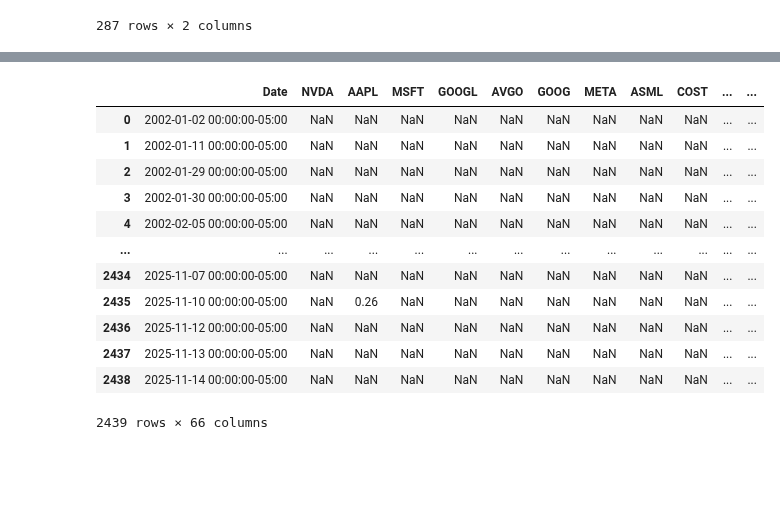
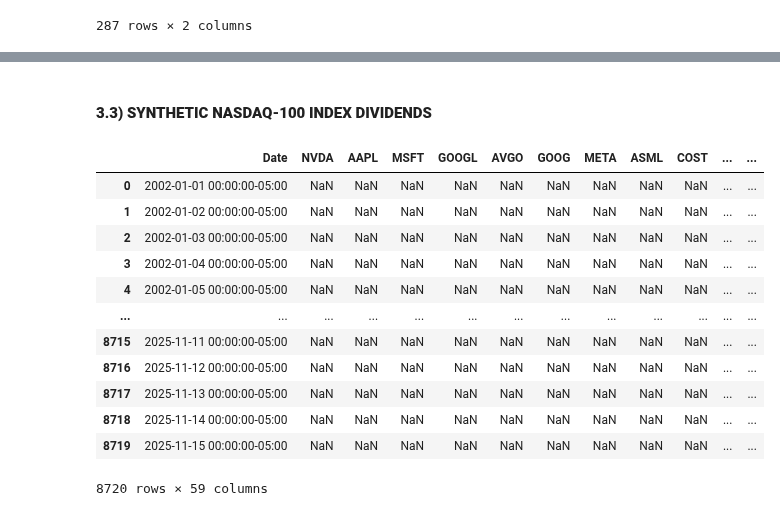
Before and after one commit to EliaLand/Martingale_FVM_AssetPricing, a Jupyter notebook: data_extraction/main.ipynb, the cells around one changed output, grey strips where cells are left out. Drawn from its saved outputs; the diff is of its cells as text; code cells hidden in the pictures; blank space fills up the shorter version.

```diff
--- a/data_extraction/main.ipynb
+++ b/data_extraction/main.ipynb
@@ -324,5 +313,7 @@ df
+# %% [markdown]
+#### **3.3) SYNTHETIC NASDAQ-100 INDEX DIVIDENDS**
 # %%
-# Local Nasdaq-100 constituents (daily, USD, 2002-01-01, 2025-11-15)
+# Local Nasdaq-100 constituents dividends (daily, USD, 2002-01-01, 2025-11-15)
 
 constituents_path = "raw_df/constituents-nasdaq100.csv"
 nasdaq_list_df = pd.read_csv(constituents_path)
@@ -331,44 +322,50 @@ tickers = nasdaq_list_df["Symbol"].tolist()
 start = "2002-01-01"
 end = "2025-11-15"
 
 div_df = pd.DataFrame()
 
 for ticker in tickers:
     try:
 # (!!!) Strange set-up for history
         df = yf.Ticker(ticker).dividends
 
 # (!!!) We need this cuz we can filter out those firms that issue no dividends
         if df is None or df.empty:
             continue
 #_________________________________________
 # Merging
         df = df.to_frame(name=ticker)
         div_df = pd.merge(div_df, df, how="outer", left_index=True, right_index=True)
 #_________________________________________
 
     except Exception as e:
 # (!!!) This is not for those companys issuing no dividends, but just in case the download was not successfull
         print(f"Error fetching {ticker}: {e}")
 
+# Continuous Values Correction
+# (!!!) No fill
+div_df = div_df.sort_index()
+full_idx = pd.date_range(start=div_df.index.min(), end=div_df.index.max(), freq="D")
+div_df = div_df.reindex(full_idx)
+
 # Filter by date
-div_df.index = pd.to_datetime(div_df.index)
 div_df = div_df.loc[start:end]
 div_df = div_df.reset_index().rename(columns={"index": "Date"})
 
-div_df.to_csv("raw_df/raw_div_df.csv", index=False)
+div_df = div_df.drop(columns=["ADBE", "MRVL", "REGN", "MNST", "PYPL", "ADSK", "TTWO"])
+div_df.to_csv("raw_df/raw_div_daily_df.csv", index=False)
 div_df
 # %% [output]
 |  | Date | NVDA | AAPL | MSFT | GOOGL | AVGO | GOOG | META | ASML | COST | ... | ... |
-| 0 | 2002-01-02 00:00:00-05:00 | NaN | NaN | NaN | NaN | NaN | NaN | NaN | NaN | NaN | ... | ... |
-| 1 | 2002-01-11 00:00:00-05:00 | NaN | NaN | NaN | NaN | NaN | NaN | NaN | NaN | NaN | ... | ... |
-| 2 | 2002-01-29 00:00:00-05:00 | NaN | NaN | NaN | NaN | NaN | NaN | NaN | NaN | NaN | ... | ... |
-| 3 | 2002-01-30 00:00:00-05:00 | NaN | NaN | NaN | NaN | NaN | NaN | NaN | NaN | NaN | ... | ... |
-| 4 | 2002-02-05 00:00:00-05:00 | NaN | NaN | NaN | NaN | NaN | NaN | NaN | NaN | NaN | ... | ... |
+| 0 | 2002-01-01 00:00:00-05:00 | NaN | NaN | NaN | NaN | NaN | NaN | NaN | NaN | NaN | ... | ... |
+| 1 | 2002-01-02 00:00:00-05:00 | NaN | NaN | NaN | NaN | NaN | NaN | NaN | NaN | NaN | ... | ... |
+| 2 | 2002-01-03 00:00:00-05:00 | NaN | NaN | NaN | NaN | NaN | NaN | NaN | NaN | NaN | ... | ... |
+| 3 | 2002-01-04 00:00:00-05:00 | NaN | NaN | NaN | NaN | NaN | NaN | NaN | NaN | NaN | ... | ... |
+| 4 | 2002-01-05 00:00:00-05:00 | NaN | NaN | NaN | NaN | NaN | NaN | NaN | NaN | NaN | ... | ... |
 | ... | ... | ... | ... | ... | ... | ... | ... | ... | ... | ... | ... | ... |
-| 2434 | 2025-11-07 00:00:00-05:00 | NaN | NaN | NaN | NaN | NaN | NaN | NaN | NaN | NaN | ... | ... |
-| 2435 | 2025-11-10 00:00:00-05:00 | NaN | 0.26 | NaN | NaN | NaN | NaN | NaN | NaN | NaN | ... | ... |
-| 2436 | 2025-11-12 00:00:00-05:00 | NaN | NaN | NaN | NaN | NaN | NaN | NaN | NaN | NaN | ... | ... |
-| 2437 | 2025-11-13 00:00:00-05:00 | NaN | NaN | NaN | NaN | NaN | NaN | NaN | NaN | NaN | ... | ... |
-| 2438 | 2025-11-14 00:00:00-05:00 | NaN | NaN | NaN | NaN | NaN | NaN | NaN | NaN | NaN | ... | ... |
+| 8715 | 2025-11-11 00:00:00-05:00 | NaN | NaN | NaN | NaN | NaN | NaN | NaN | NaN | NaN | ... | ... |
+| 8716 | 2025-11-12 00:00:00-05:00 | NaN | NaN | NaN | NaN | NaN | NaN | NaN | NaN | NaN | ... | ... |
+| 8717 | 2025-11-13 00:00:00-05:00 | NaN | NaN | NaN | NaN | NaN | NaN | NaN | NaN | NaN | ... | ... |
+| 8718 | 2025-11-14 00:00:00-05:00 | NaN | NaN | NaN | NaN | NaN | NaN | NaN | NaN | NaN | ... | ... |
+| 8719 | 2025-11-15 00:00:00-05:00 | NaN | NaN | NaN | NaN | NaN | NaN | NaN | NaN | NaN | ... | ... |
-2439 rows × 66 columns
+8720 rows × 59 columns
```
Also changed, not shown: parts of 15 cells of this notebook, 8 other files.
